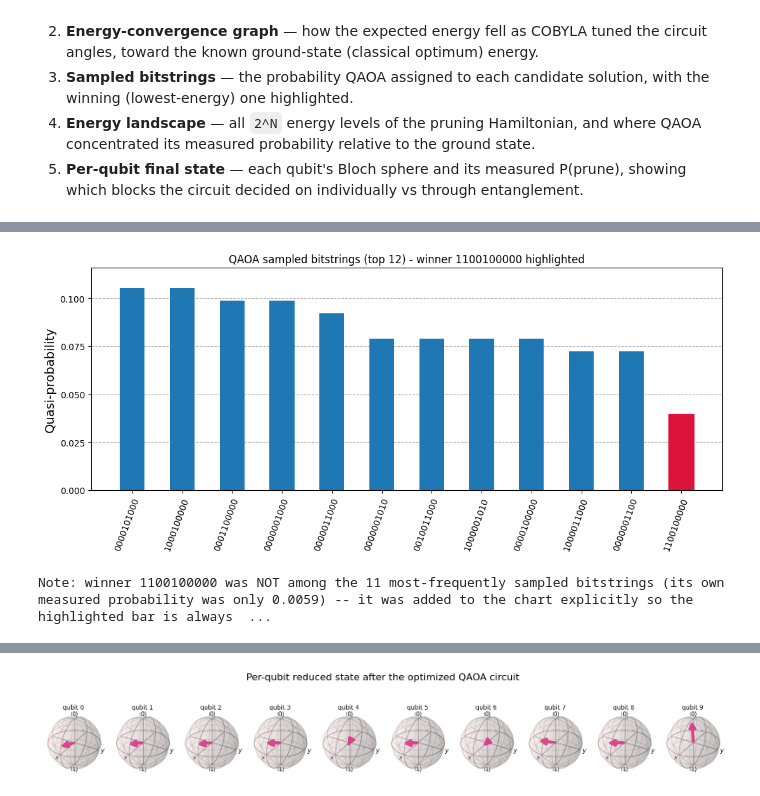
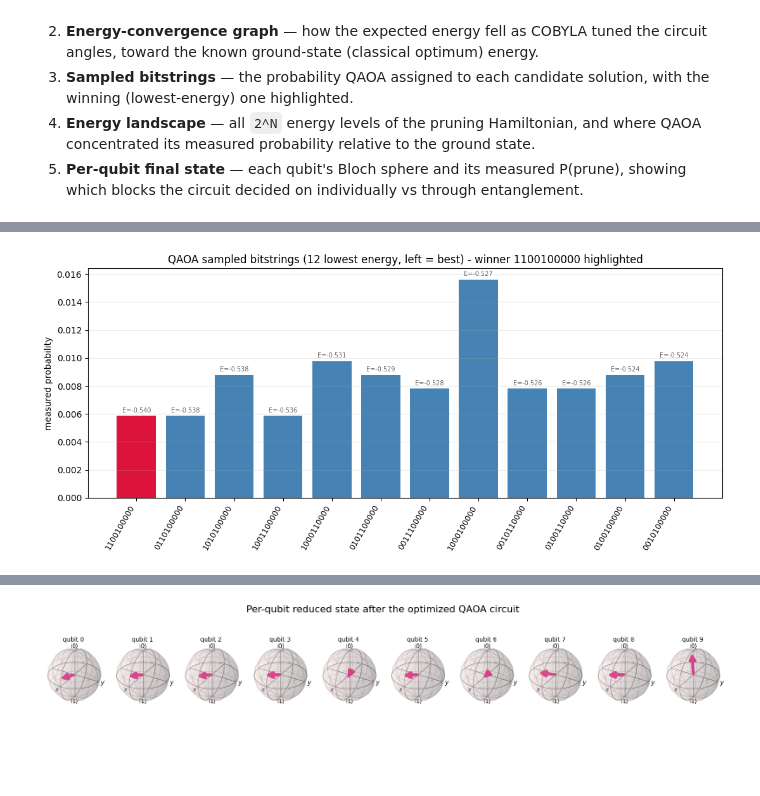
Before and after one commit to SeMesbah/quantum_pruning, a Jupyter notebook: qaoa_experiment.ipynb, the cells around one changed output, grey strips where cells are left out. Saved outputs shown, nothing was run; the diff lists cells and outputs as text; code cells hidden in the pictures; blank space fills up the shorter version.

Commit message:
energy based graph

```diff
--- a/qaoa_experiment.ipynb
+++ b/qaoa_experiment.ipynb
@@ -479,48 +479,45 @@ start energy 0.5361 -> final -0.4142  |  classical optimum -0.5399  |  46 evalua
 # %%
 # --- 3) Histogram of sampled bitstrings ----------------------------------
 %matplotlib inline
 import matplotlib.pyplot as plt
-from qiskit.visualization import plot_histogram
 
 # Relabel qiskit's little-endian keys into our big-endian "x_0 first" convention
 # so the bars match selected_candidates.csv / the brute-force CSV.
 big_endian_dist = {
     "".join(str(b) for b in little_endian_to_x(bs_le, N)): p
     for bs_le, p in dist.items()
 }
-# Keep the most probable handful so the chart stays readable -- but the winner
-# (chosen by LOWEST ENERGY, not by frequency) can easily be a rare sample, so it
-# is not guaranteed to be among the most-frequent bars. Force it in explicitly
-# rather than hoping it lands there, so the "winner highlighted" claim is always true.
-top_items = sorted(big_endian_dist.items(), key=lambda kv: kv[1], reverse=True)[:11]
-top = dict(top_items)
-winner_in_top_11_by_frequency = x_string in top
-if not winner_in_top_11_by_frequency:
-    top[x_string] = big_endian_dist.get(x_string, 0.0)
 
-fig = plot_histogram(
-    top,
-    figsize=(11, 5),
-    title=f"QAOA sampled bitstrings (top {len(top)}) - winner {x_string} highlighted",
-    sort="value_desc",
-    bar_labels=False,
-)
-# Highlight the winning (lowest-energy) bitstring in red. Guaranteed to find a
-# match now, since x_string was force-included above if it wasn't already present.
-ax = fig.axes[0]
-for label, patch in zip([t.get_text() for t in ax.get_xticklabels()], ax.patches):
-    if label == x_string:
-        patch.set_color("crimson")
+# Show the 12 sampled bitstrings with the LOWEST Hamiltonian energy -- the best
+# candidate masks QAOA actually considered -- ordered left to right from lowest
+# (best) to highest energy. This guarantees the winner is always included and
+# always shown first: x_string IS by definition the single lowest-energy
+# bitstring QAOA observed, so it always sorts to position 0. No fallback/force
+# -include logic is needed any more, unlike sorting by measured probability.
+ranked = sorted(
+    big_endian_dist.items(),
+    key=lambda kv: ising_energy([int(c) for c in kv[0]]),
+)[:12]
+labels = [bs for bs, _ in ranked]
+probs = [p for _, p in ranked]
+energies = [ising_energy([int(c) for c in bs]) for bs in labels]
+colors = ["crimson" if bs == x_string else "steelblue" for bs in labels]
+
+fig, ax = plt.subplots(figsize=(11, 5))
+ax.bar(range(len(labels)), probs, color=colors)
+ax.set_xticks(range(len(labels)))
+ax.set_xticklabels(labels, rotation=60, ha="right", fontsize=9)
+ax.set_ylabel("measured probability")
+ax.set_title(f"QAOA sampled bitstrings (12 lowest energy, left = best) "
+             f"- winner {x_string} highlighted")
+for i, e in enumerate(energies):
+    ax.annotate(f"E={e:.3f}", (i, probs[i]), textcoords="offset points",
+                xytext=(0, 4), ha="center", fontsize=7, color="dimgray")
+ax.grid(alpha=0.25, axis="y")
+fig.tight_layout()
 plt.show()
-
-if not winner_in_top_11_by_frequency:
-    print(f"Note: winner {x_string} was NOT among the 11 most-frequently sampled "
-          f"bitstrings (its own measured probability was only "
-          f"{big_endian_dist.get(x_string, 0.0):.4f}) -- it was added to the chart "
-          f"explicitly so the highlighted bar is always the true answer.")
 # %% [output]
-[figure, old version]
+[figure, new version]
-Note: winner 1100100000 was NOT among the 11 most-frequently sampled bitstrings (its own measured probability was only 0.0059) -- it was added to the chart explicitly so the highlighted bar is always  ...
 # %%
 %matplotlib inline
 import matplotlib.pyplot as plt
```
Also changed, not shown: parts of 5 cells of this notebook.
